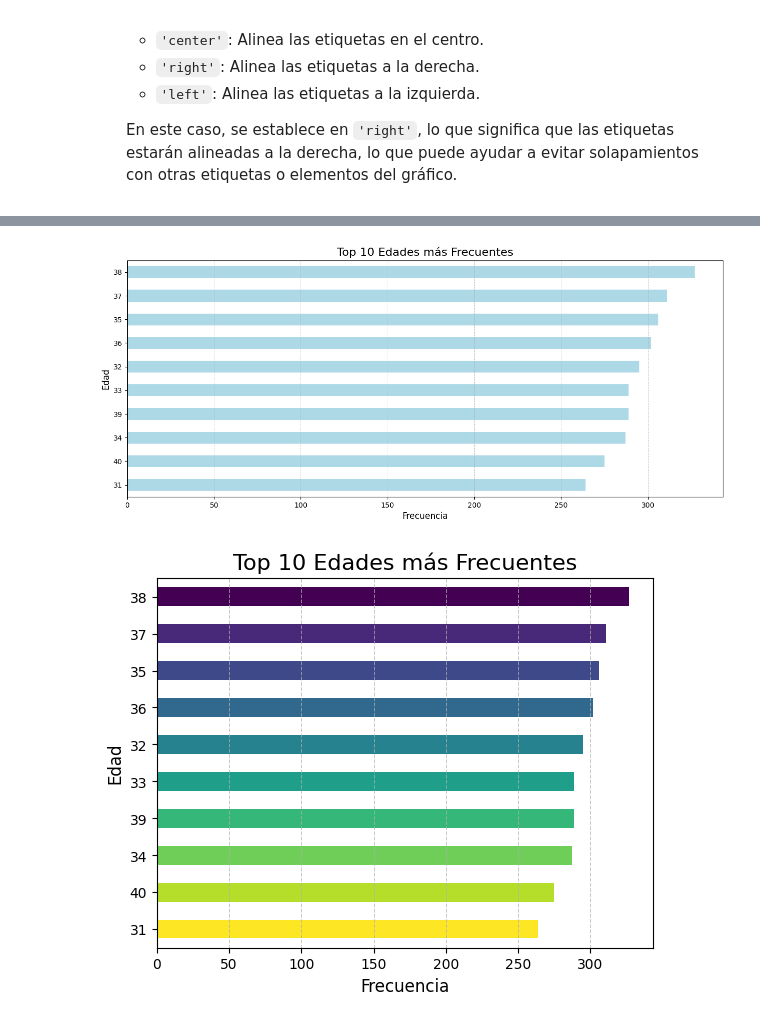
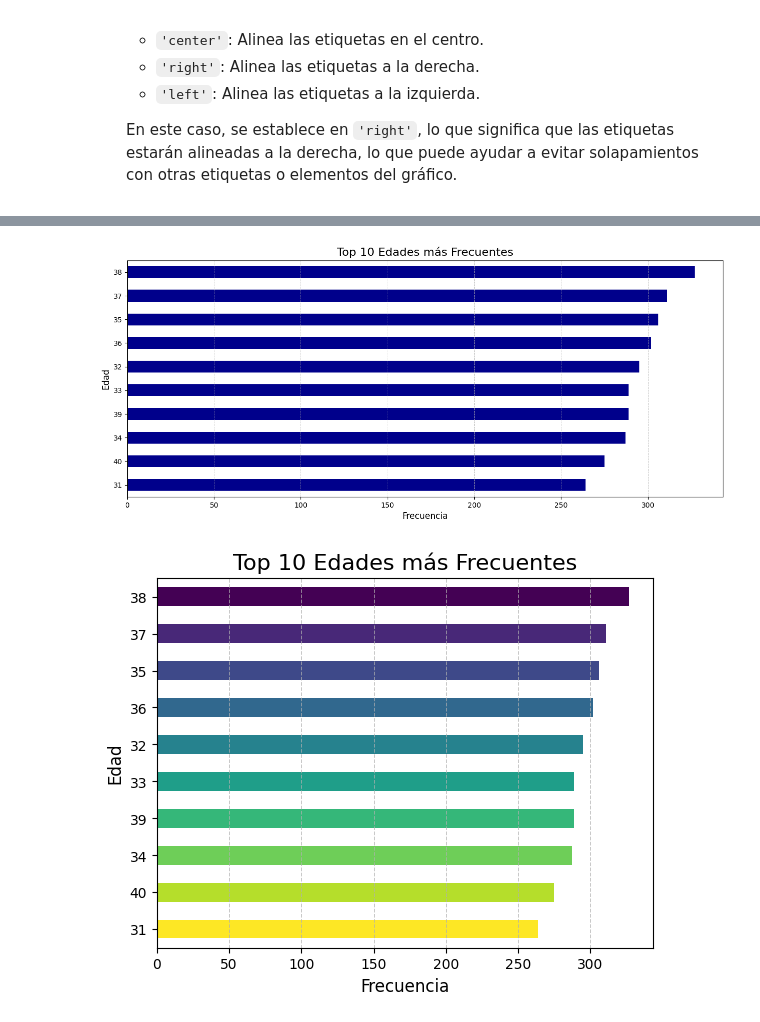
Before and after one commit to jarsmp37/introds, a Jupyter notebook: Clase_8.ipynb, the cells around one changed output, grey strips where cells are left out. Drawn from its saved outputs; the diff is of its cells as text; code cells hidden in the pictures.

```diff
--- a/Clase_8.ipynb
+++ b/Clase_8.ipynb
@@ -172,24 +215,24 @@ plt.show()
 # %%
 plt.figure(figsize=(15, 6))
 
 # Obtener las 10 edades más comunes (ordenadas por frecuencia de mayor a menor)
-df['Edad'].value_counts().nlargest(10).plot(kind='barh', color='lightblue')
+df['Edad'].value_counts().nlargest(10).plot(kind='barh', color='darkblue')
 
 # Personalización del gráfico
 plt.title('Top 10 Edades más Frecuentes', fontsize=16)
 plt.xlabel('Frecuencia', fontsize=12)
 plt.ylabel('Edad', fontsize=12)
 
 # Añadir rejilla
 plt.grid(True, which='both', axis='x', linestyle='--', linewidth=0.7, alpha=0.7)
 
 # Invertir el eje Y para que la barra más alta esté en la parte superior
 plt.gca().invert_yaxis()
 
 # Mostrar el gráfico
 plt.show()
 # %% [output]
-[figure, old version]
+[figure, new version]
 # %%
 
 # Obtener las 10 edades más comunes
```
Also changed, not shown: parts of 7 cells of this notebook, 5 other files.
